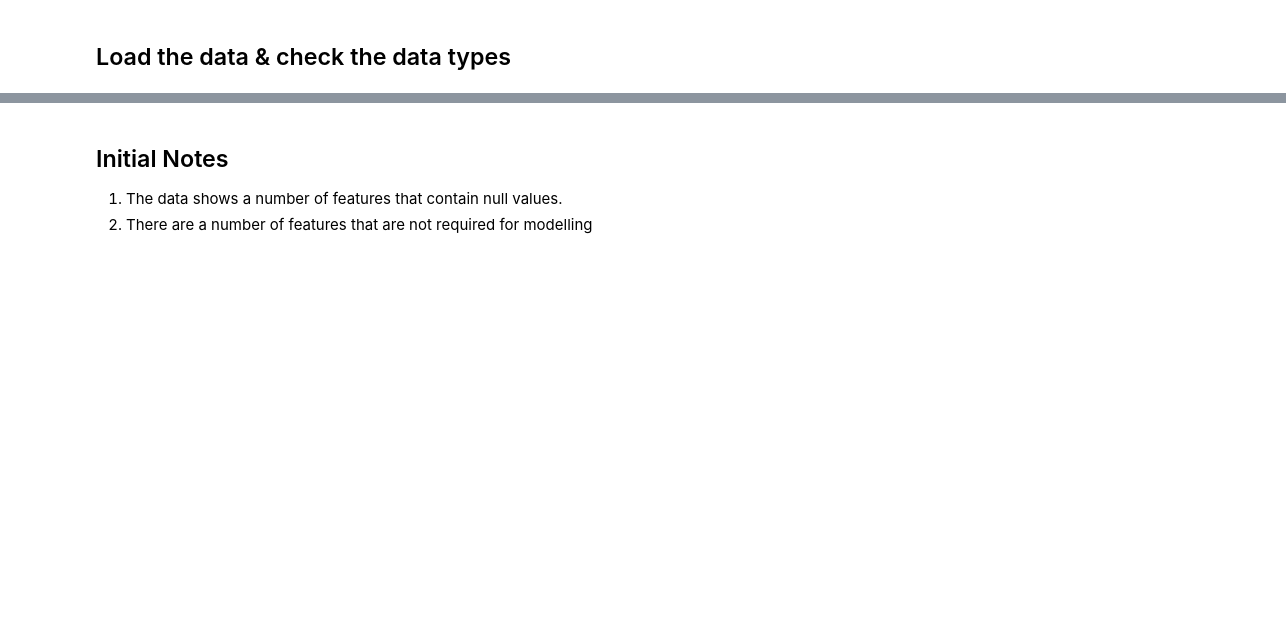
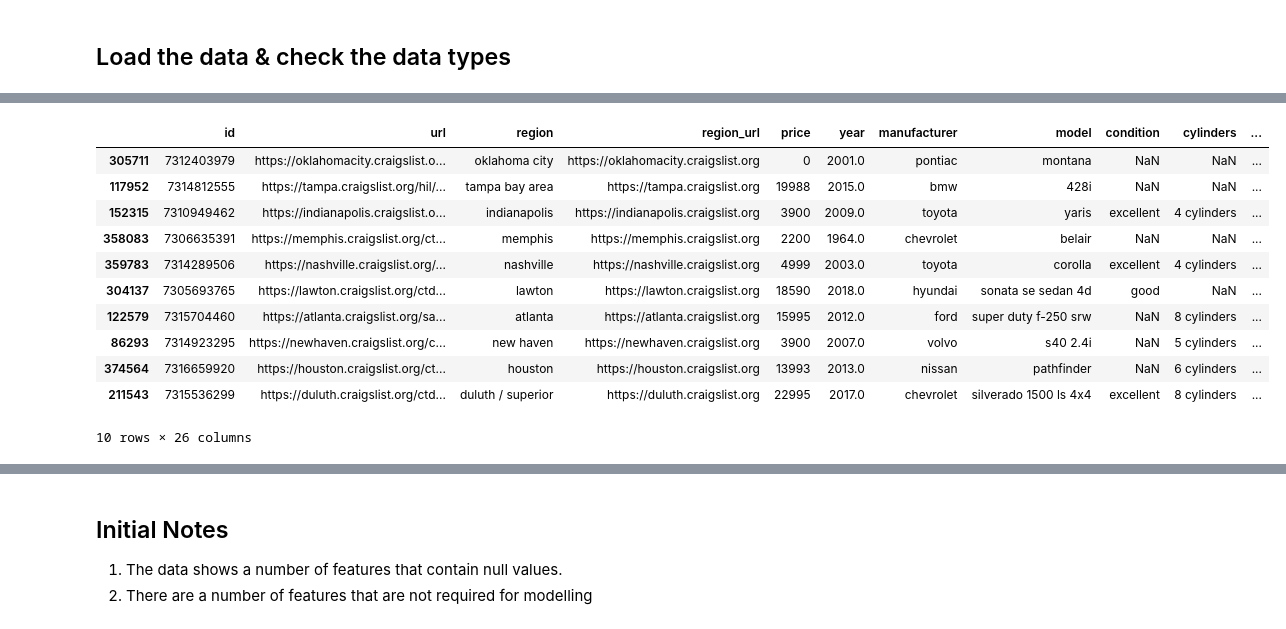
Before and after one commit to foleym7/UsedCarsML, a Jupyter notebook: src/clean_data.ipynb, the cells around one changed output, grey strips where cells are left out. Drawn from its saved outputs; the diff is of its cells as text; code cells hidden in the pictures; blank space fills up the shorter version.

Commit message:
adding updated cleaning file and model attempt

```diff
--- a/src/clean_data.ipynb
+++ b/src/clean_data.ipynb
@@ -21,0 +38,18 @@ raw_data.describe()
+# %%
+sample = raw_data.sample(100000, replace=True, weights=None, random_state=0)
+# %%
+pd.set_option('display.max_columns', 20 )
+sample.head(10)
+# %% [output]
+|  | id | url | region | region_url | price | year | manufacturer | model | condition | cylinders | ... |
+| 305711 | 7312403979 | https://oklahomacity.craigslist.o... | oklahoma city | https://oklahomacity.craigslist.org | 0 | 2001.0 | pontiac | montana | NaN | NaN | ... |
+| 117952 | 7314812555 | https://tampa.craigslist.org/hil/... | tampa bay area | https://tampa.craigslist.org | 19988 | 2015.0 | bmw | 428i | NaN | NaN | ... |
+| 152315 | 7310949462 | https://indianapolis.craigslist.o... | indianapolis | https://indianapolis.craigslist.org | 3900 | 2009.0 | toyota | yaris | excellent | 4 cylinders | ... |
+| 358083 | 7306635391 | https://memphis.craigslist.org/ct... | memphis | https://memphis.craigslist.org | 2200 | 1964.0 | chevrolet | belair | NaN | NaN | ... |
+| 359783 | 7314289506 | https://nashville.craigslist.org/... | nashville | https://nashville.craigslist.org | 4999 | 2003.0 | toyota | corolla | excellent | 4 cylinders | ... |
+| 304137 | 7305693765 | https://lawton.craigslist.org/ctd... | lawton | https://lawton.craigslist.org | 18590 | 2018.0 | hyundai | sonata se sedan 4d | good | NaN | ... |
+| 122579 | 7315704460 | https://atlanta.craigslist.org/sa... | atlanta | https://atlanta.craigslist.org | 15995 | 2012.0 | ford | super duty f-250 srw | NaN | 8 cylinders | ... |
+| 86293 | 7314923295 | https://newhaven.craigslist.org/c... | new haven | https://newhaven.craigslist.org | 3900 | 2007.0 | volvo | s40 2.4i | NaN | 5 cylinders | ... |
+| 374564 | 7316659920 | https://houston.craigslist.org/ct... | houston | https://houston.craigslist.org | 13993 | 2013.0 | nissan | pathfinder | NaN | 6 cylinders | ... |
+| 211543 | 7315536299 | https://duluth.craigslist.org/ctd... | duluth / superior | https://duluth.craigslist.org | 22995 | 2017.0 | chevrolet | silverado 1500 ls 4x4 | excellent | 8 cylinders | ... |
+10 rows × 26 columns
```
Also changed, not shown: parts of 85 cells of this notebook, 2 other files.
